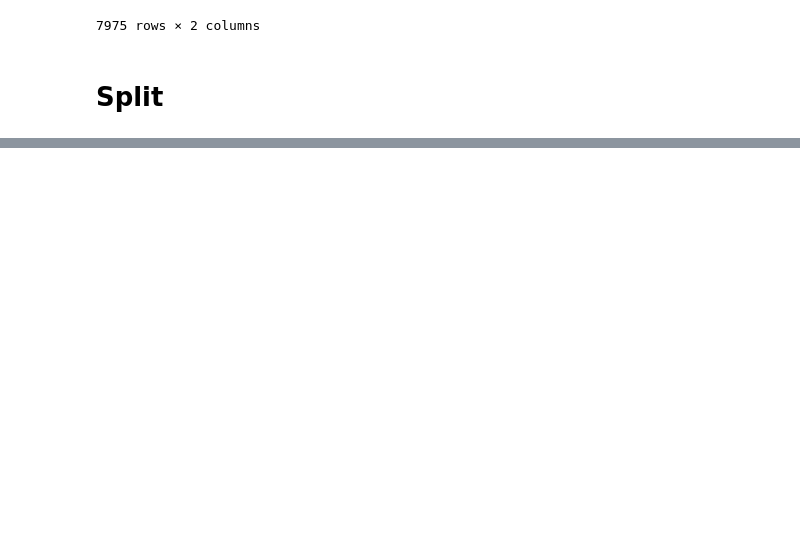
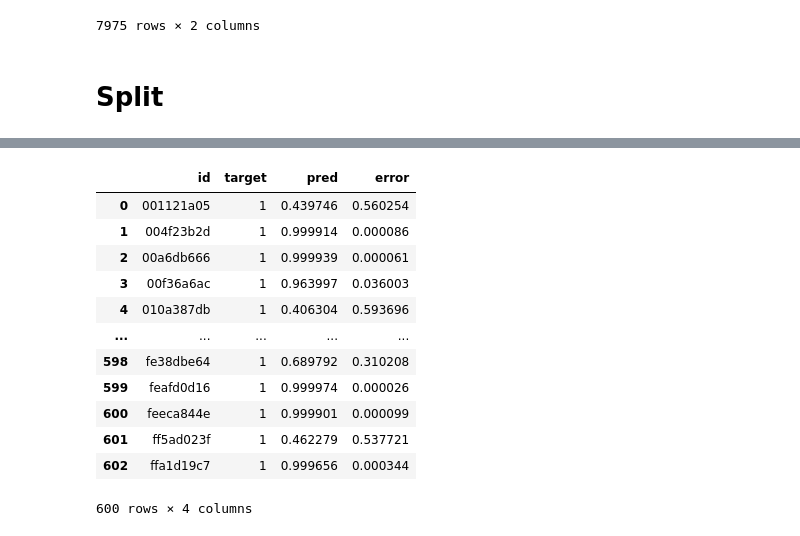
Before and after one commit to analokmaus/kaggle-g2net-2022-private, a Jupyter notebook: 02_submission.ipynb, the cells around one changed output, grey strips where cells are left out. Cells and saved outputs as stored; diff of their text form; code cells hidden in the pictures; blank space fills up the shorter version.

```diff
--- a/02_submission.ipynb
+++ b/02_submission.ipynb
@@ -50,0 +64,17 @@ test.to_csv(model_path/'submission.csv', index=False)
+# %%
+train['error'] = (train['target'] - train['pred']).abs()
+train
+# %% [output]
+|  | id | target | pred | error |
+| 0 | 001121a05 | 1 | 0.439746 | 0.560254 |
+| 1 | 004f23b2d | 1 | 0.999914 | 0.000086 |
+| 2 | 00a6db666 | 1 | 0.999939 | 0.000061 |
+| 3 | 00f36a6ac | 1 | 0.963997 | 0.036003 |
+| 4 | 010a387db | 1 | 0.406304 | 0.593696 |
+| ... | ... | ... | ... | ... |
+| 598 | fe38dbe64 | 1 | 0.689792 | 0.310208 |
+| 599 | feafd0d16 | 1 | 0.999974 | 0.000026 |
+| 600 | feeca844e | 1 | 0.999901 | 0.000099 |
+| 601 | ff5ad023f | 1 | 0.462279 | 0.537721 |
+| 602 | ffa1d19c7 | 1 | 0.999656 | 0.000344 |
+600 rows × 4 columns
```
Also changed, not shown: parts of 10 cells of this notebook, 4 other files.
